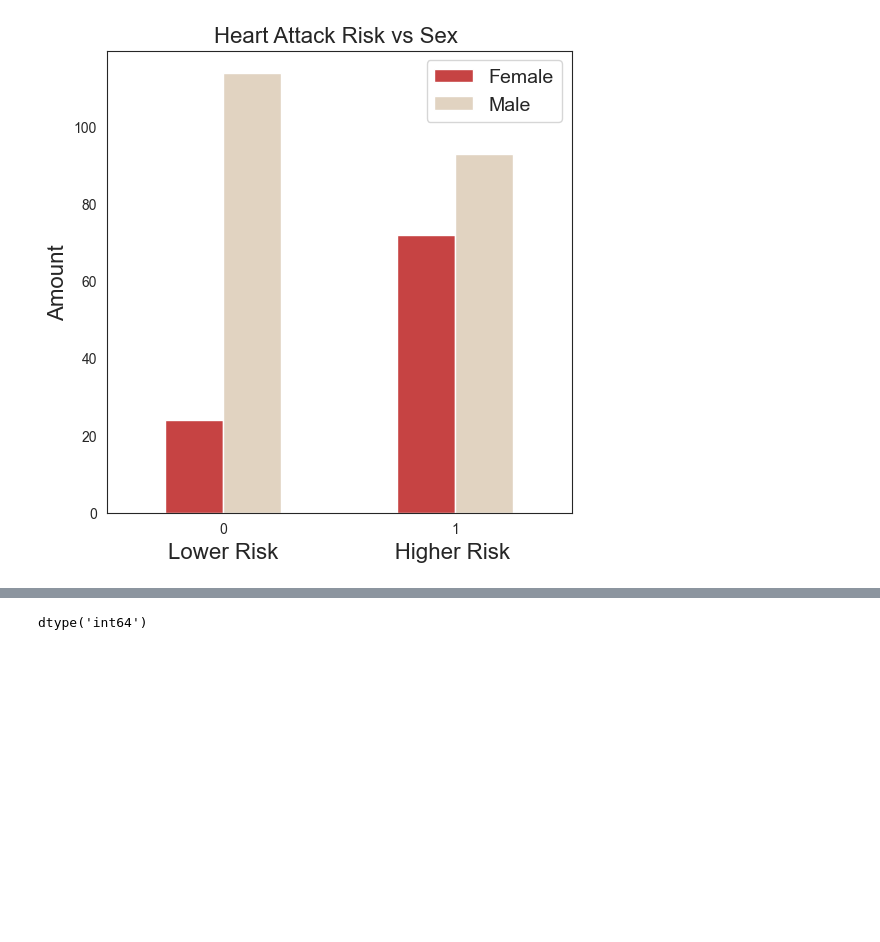
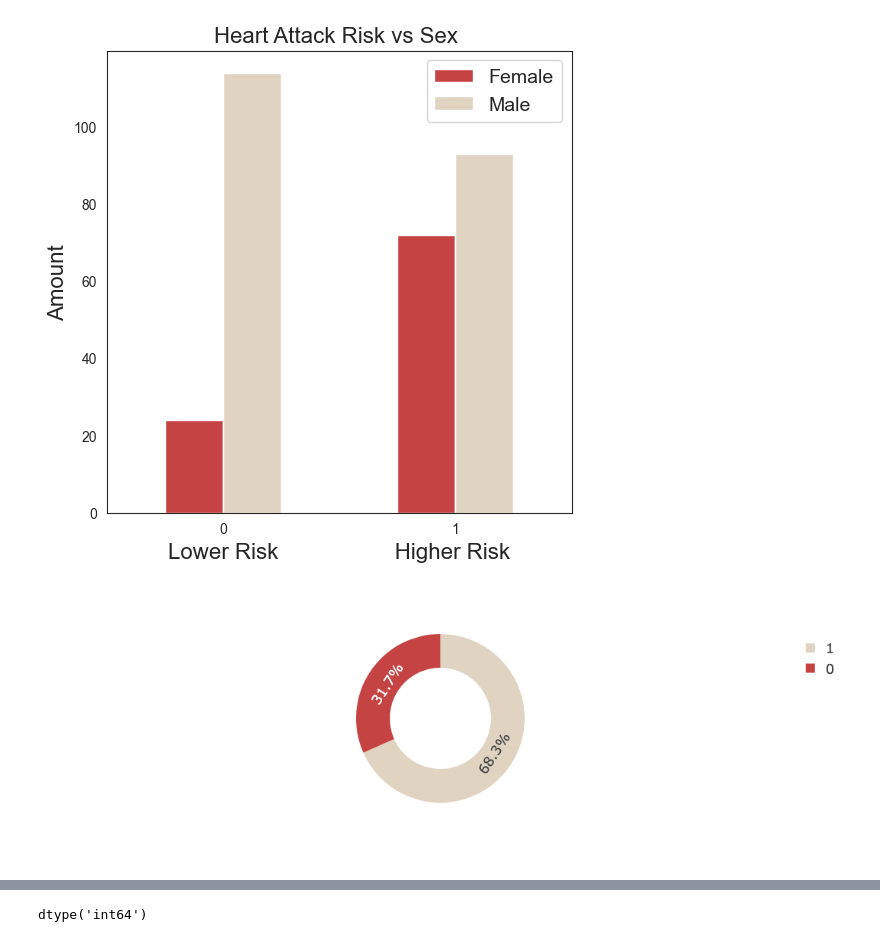
Before and after one commit to cchuang2009/2022-1, a Jupyter notebook: 2024/Week_3_Databases_intro.ipynb, the cells around one changed output, grey strips where cells are left out. Saved outputs shown, nothing was run; the diff lists cells and outputs as text; code cells hidden in the pictures; blank space fills up the shorter version.

```diff
--- a/2024/Week_3_Databases_intro.ipynb
+++ b/2024/Week_3_Databases_intro.ipynb
@@ -317,6 +317,17 @@ plt.xticks(rotation=0)
 import plotly.express as px
 import plotly.graph_objects as go
 from plotly.subplots import make_subplots
+# %%
+fig = px.pie(heart,
+            names= "sex",
+            template= "presentation",
+            hole= 0.6,
+            color_discrete_sequence=['#e1d3c1', '#c64343']
+            #color_discrete_sequence=px.colors.sequential.RdBu
+            )
+fig.show()
+# %% [output]
+[figure, added]
 # %%
 # Empty Pie Visualization
 
```
Also changed, not shown: parts of 9 cells of this notebook.
